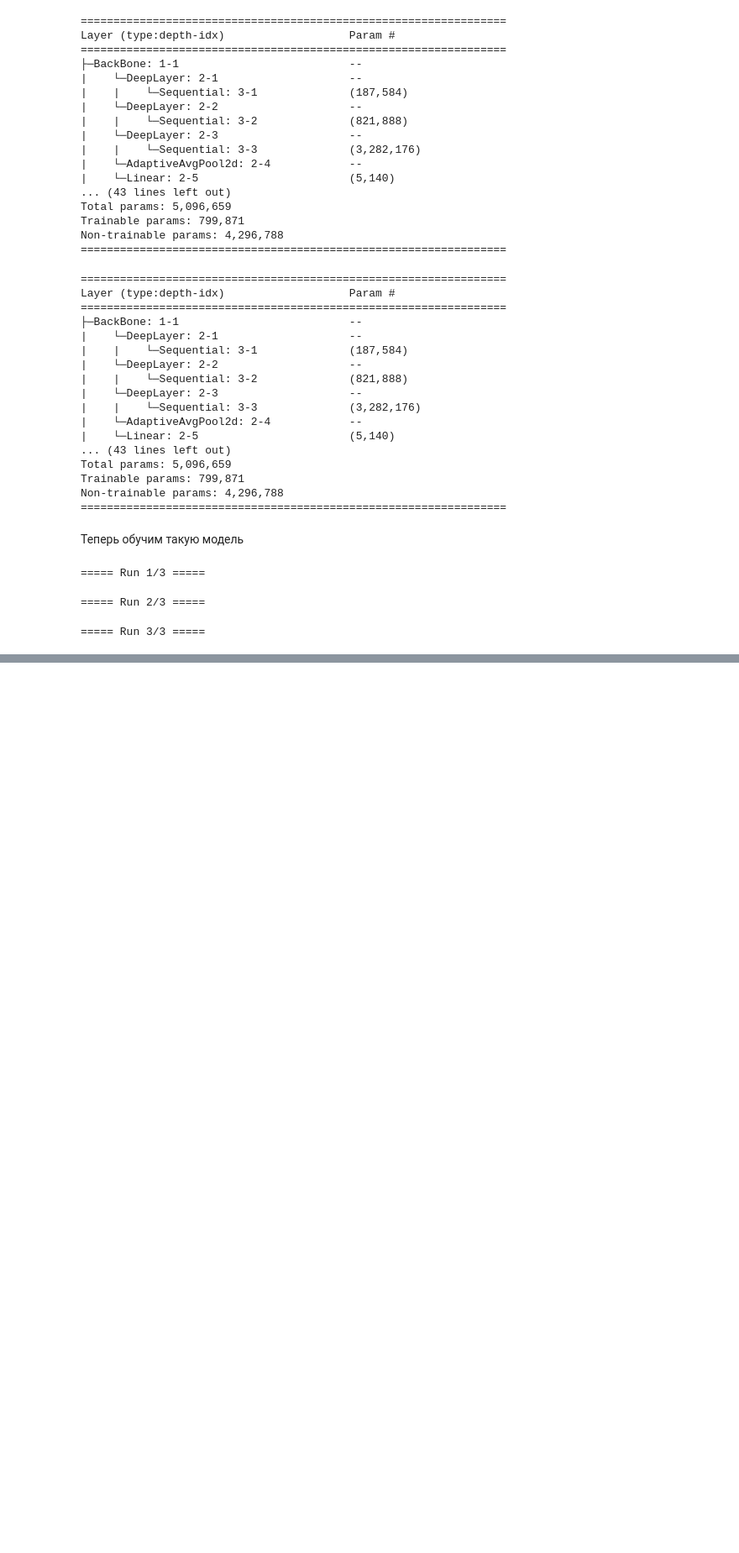
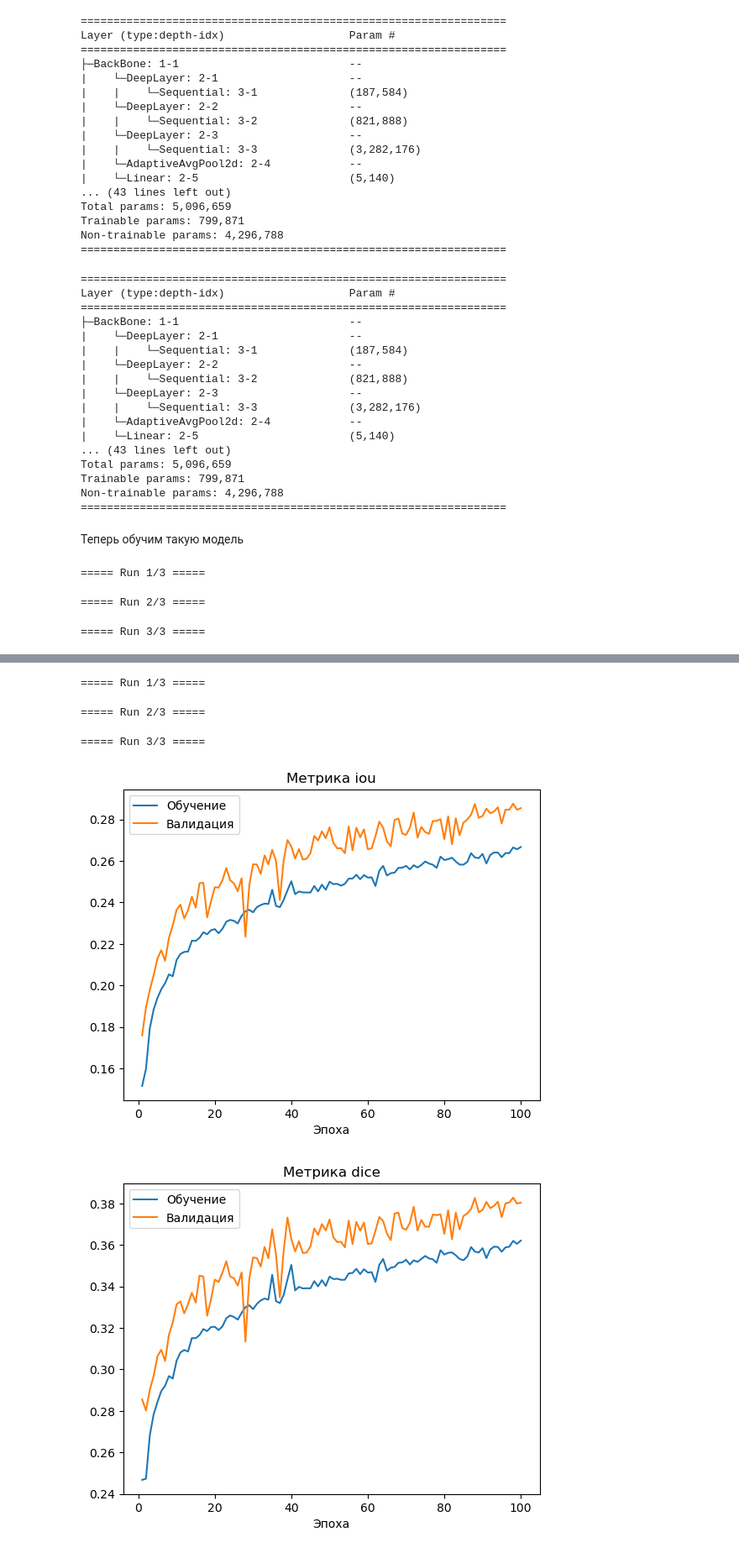
Before and after one commit to EHAT32/cv-masters-2025-fall, a Jupyter notebook: hw3.ipynb, the cells around one changed output, grey strips where cells are left out. Shown at 84% size. Saved outputs shown, nothing was run; the diff lists cells and outputs as text; code cells hidden in the pictures; blank space fills up the shorter version.

```diff
--- a/hw3.ipynb
+++ b/hw3.ipynb
@@ -1749,0 +1790,26 @@ visualize_metrics(results_uresnet_frozen)
+# %%
+checkpoint_path = "./models/hw3/deep_best.pt"
+
+def make_uresnet():
+    return UResNet(checkpoint_path, freeze_backbone=False).to(device)
+
+results_uresnet = train_multiple_runs(
+    runs=3,
+    model_constructor=make_uresnet,
+    optimizer_constructor=init_AdamW,
+    criterion=calc_loss,
+    evaluation=evaluate,
+    train_data_loader=train_data_loader,
+    val_data_loader=val_data_loader,
+    epoch_num=100,
+    save_path= "./models/hw3/uresnet_best.pt"
+)
+# %% [output]
+===== Run 1/3 =====
+===== Run 2/3 =====
+===== Run 3/3 =====
+# %%
+uresnet_train_metrics, uresnet_val_metrics = visualize_metrics(results_uresnet)
+# %% [output]
+[figure, added]
+[figure, added]
```
Also changed, not shown: parts of 16 cells of this notebook.
